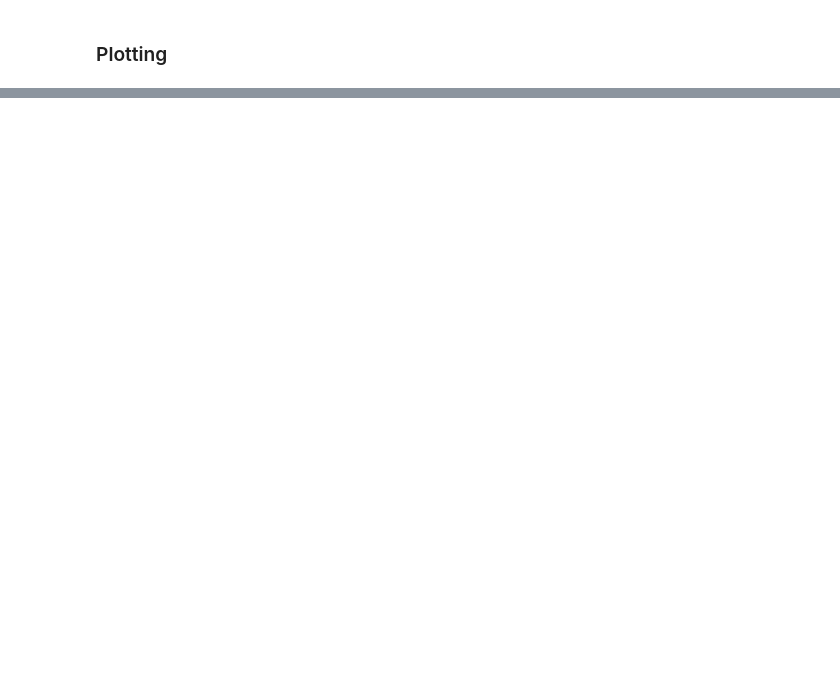
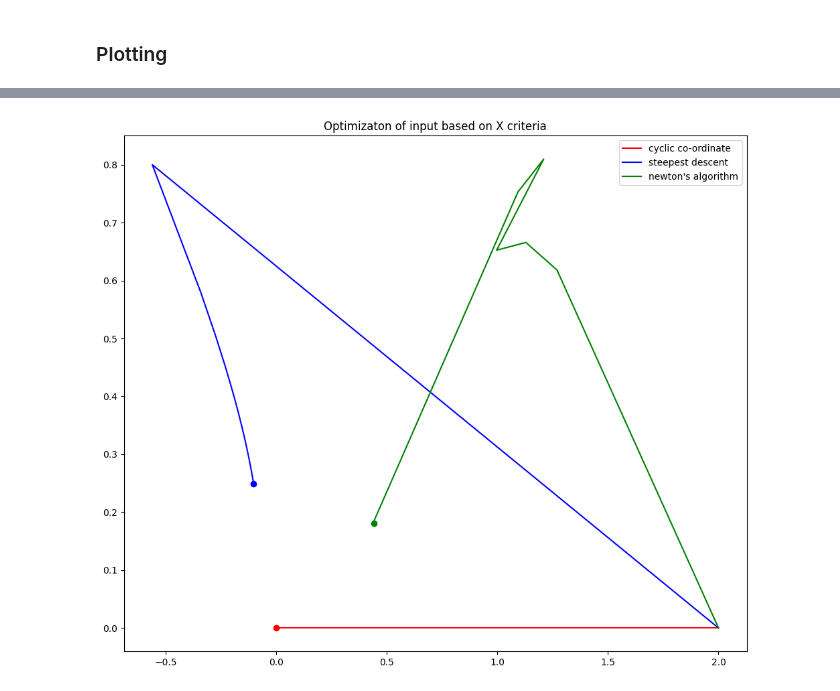
Before and after one commit to scorch056/line-optimization-methods, a Jupyter notebook: assignment.ipynb, the cells around one changed output, grey strips where cells are left out. Cells and saved outputs as stored; diff of their text form; code cells hidden in the pictures; blank space fills up the shorter version.

```diff
--- a/assignment.ipynb
+++ b/assignment.ipynb
@@ -343,0 +232,24 @@ plt.show()
+# %%
+cyclic_cordinate_fx_criteria_coord, cyclic_cordinate_fx_criteria_func = cyclic_coordinate([2,0], termination_criteria='fx')
+cyclic_cordinate_x_criteria_coord,cyclic_cordinate_x_criteria_func = cyclic_coordinate([2,0], termination_criteria='x')
+
+steepest_descent_fx_criteria_coord, steepest_descent_fx_criteria_func = steepest_descent([2,0], termination_criteria='fx')
+steepest_descent_x_criteria_coord, steepest_descent_x_criteria_func = steepest_descent([2,0], termination_criteria='x')
+
+newtons_fx_criteria_coord, newtons_fx_criteria_func = newtons([2,0], termination_criteria='fx')
+newtons_x_criteria_coord, newtons_x_criteria_func = newtons([2,0], termination_criteria='x')
+
+## print result
+print(f"The optimal value of x using the cyclic coordinate algorithm with X criteria is {cyclic_cordinate_x_criteria_coord[-1]} and Fx criteria is {cyclic_cordinate_fx_criteria_coord[-1]},\nand the optimal value of function using the cyclic coordinate algorithm with X criteria is {cyclic_cordinate_x_criteria_func[-1]} and Fx criteria is {cyclic_cordinate_fx_criteria_func[-1]}\n")
+print(f"The optimal value of x using the steepest descent algorithm with X criteria is {steepest_descent_x_criteria_coord[-1]} and Fx criteria is {steepest_descent_fx_criteria_coord[-1]}, \nand the optimal value of function using the steepest descent algorithm with X criteria is {steepest_descent_x_criteria_func[-1]} and Fx criteria is {steepest_descent_fx_criteria_func[-1]}\n")
+print(f"The optimal value of x using the newton's algorithm with X criteria is {newtons_x_criteria_coord[-1]} and Fx criteria is {newtons_fx_criteria_coord[-1]}, \nand the optimal value of function using the newton's algorithm with X criteria is {newtons_x_criteria_func[-1]} and Fx criteria is {newtons_fx_criteria_func[-1]}\n")
+
+## to array
+cyclic_cordinate_fx_criteria_coord = np.array(cyclic_cordinate_fx_criteria_coord)
+cyclic_cordinate_x_criteria_coord = np.array(cyclic_cordinate_x_criteria_coord)
+
+steepest_descent_fx_criteria_coord = np.array(steepest_descent_fx_criteria_coord)
+steepest_descent_x_criteria_coord = np.array(steepest_descent_x_criteria_coord)
+
+newtons_fx_criteria_coord = np.array(newtons_fx_criteria_coord)
+newtons_x_criteria_coord = np.array(newtons_x_criteria_coord)
@@ -343,0 +265,17 @@ plt.show()
+# %%
+plt.figure(figsize=(12,10))
+
+plt.plot(cyclic_cordinate_x_criteria_coord[:,0], cyclic_cordinate_x_criteria_coord[:,1], color='red', label='cyclic co-ordinate')
+plt.scatter(cyclic_cordinate_x_criteria_coord[-1:,0], cyclic_cordinate_x_criteria_coord[-1:,1], color='red')
+
+plt.plot(steepest_descent_x_criteria_coord[:,0], steepest_descent_x_criteria_coord[:,1], color='blue', label='steepest descent')
+plt.scatter(steepest_descent_x_criteria_coord[-1:,0], steepest_descent_x_criteria_coord[-1:,1], color='blue')
+
+plt.plot(newtons_x_criteria_coord[:,0], newtons_x_criteria_coord[:,1], color='green', label="newton's algorithm")
+plt.scatter(newtons_x_criteria_coord[-1:,0], newtons_x_criteria_coord[-1:,1], color='green')
+
+plt.title("Optimizaton of input based on X criteria")
+plt.legend()
+plt.show()
+# %% [output]
+[figure, added]
```
Also changed, not shown: parts of 45 cells of this notebook.
